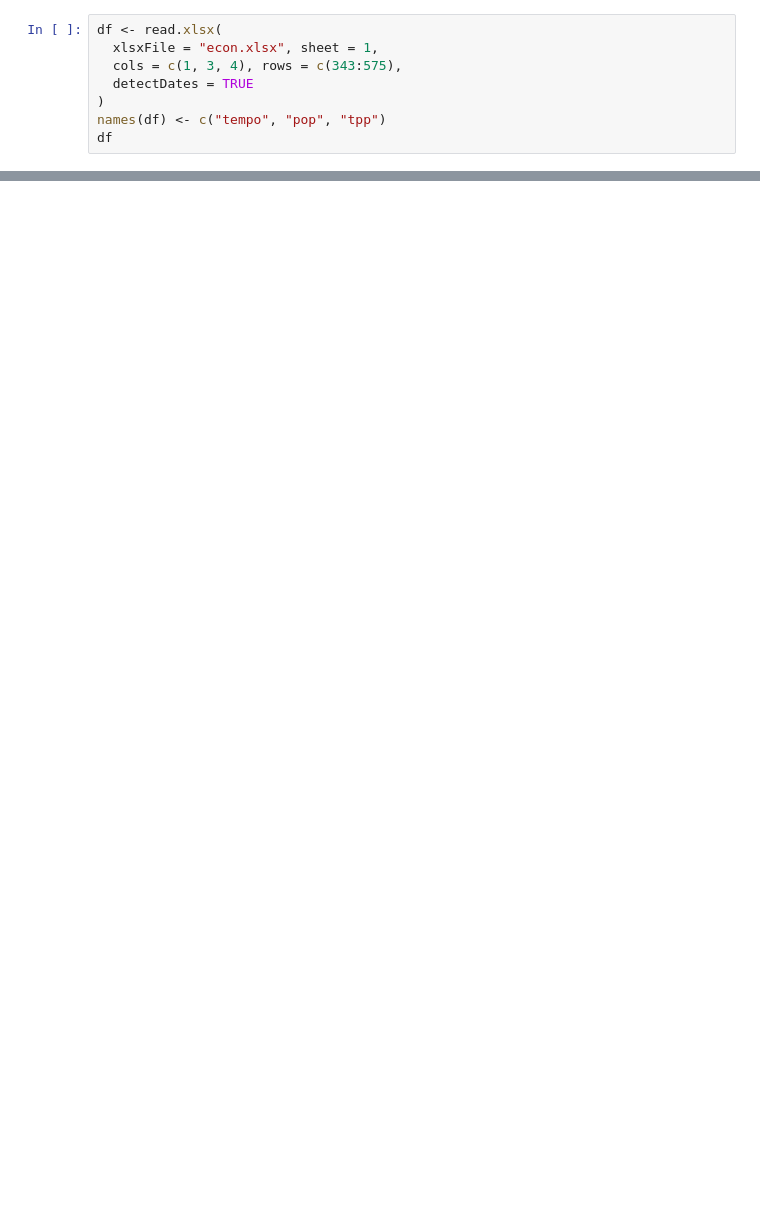
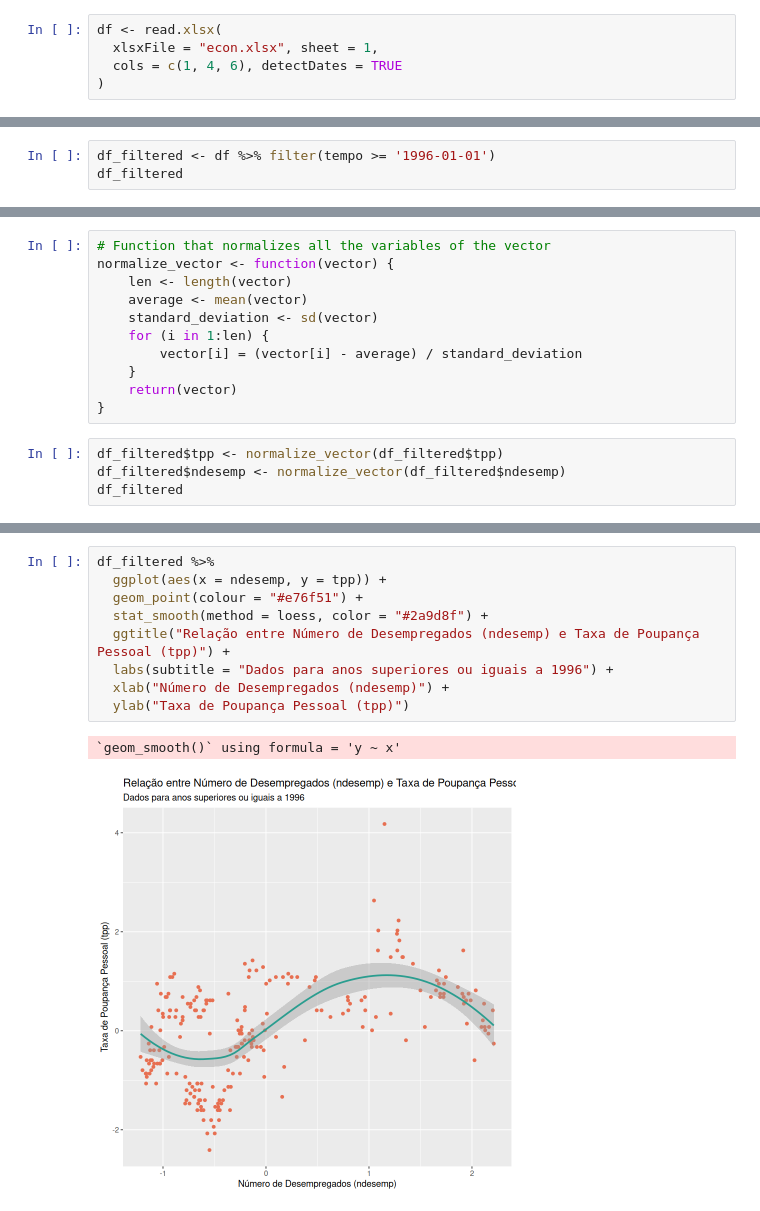
Before and after one commit to gocho1307/ComputationalProject-PE, a Jupyter notebook: ex01/ex01.ipynb, the cells around one changed output, grey strips where cells are left out. Saved outputs shown, nothing was run; the diff lists cells and outputs as text; blank space fills up the shorter version.

```diff
--- a/ex01/ex01.ipynb
+++ b/ex01/ex01.ipynb
@@ -5,8 +5,5 @@ library("tidyr")
 # %%
 df <- read.xlsx(
   xlsxFile = "econ.xlsx", sheet = 1,
-  cols = c(1, 3, 4), rows = c(343:575),
-  detectDates = TRUE
+  cols = c(1, 4, 6), detectDates = TRUE
 )
-names(df) <- c("tempo", "pop", "tpp")
-df
@@ -32,0 +10,3 @@ A data.frame: 232 × 3
+# %%
+df_filtered <- df %>% filter(tempo >= '1996-01-01')
+df_filtered
@@ -32,0 +33,15 @@ A data.frame: 232 × 3
+# %%
+# Function that normalizes all the variables of the vector
+normalize_vector <- function(vector) {
+    len <- length(vector)
+    average <- mean(vector)
+    standard_deviation <- sd(vector)
+    for (i in 1:len) {
+        vector[i] = (vector[i] - average) / standard_deviation
+    }
+    return(vector)
+}
+# %%
+df_filtered$tpp <- normalize_vector(df_filtered$tpp)
+df_filtered$ndesemp <- normalize_vector(df_filtered$ndesemp)
+df_filtered
@@ -32,0 +68,12 @@ A data.frame: 232 × 3
+# %%
+df_filtered %>%
+  ggplot(aes(x = ndesemp, y = tpp)) +
+  geom_point(colour = "#e76f51") +
+  stat_smooth(method = loess, color = "#2a9d8f") +
+  ggtitle("Relação entre Número de Desempregados (ndesemp) e Taxa de Poupança Pessoal (tpp)") +
+  labs(subtitle = "Dados para anos superiores ou iguais a 1996") +
+  xlab("Número de Desempregados (ndesemp)") +
+  ylab("Taxa de Poupança Pessoal (tpp)")
+# %% [output]
+`geom_smooth()` using formula = 'y ~ x'
+[figure, added]
```
Also changed, not shown: parts of 5 cells of this notebook, 10 other files.
